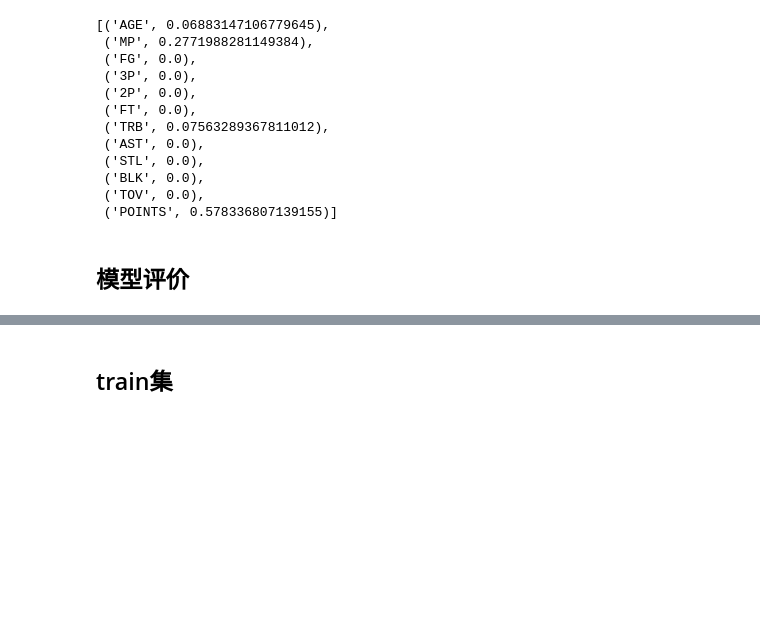
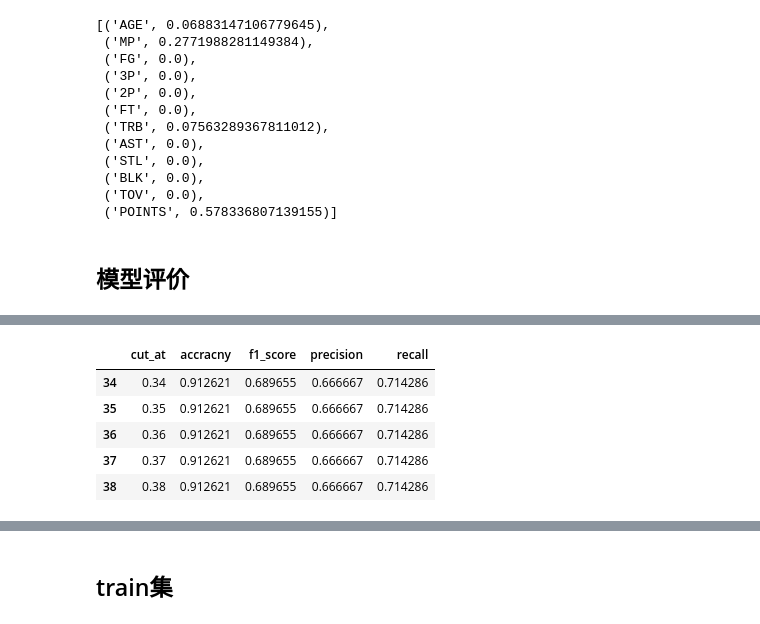
Before and after one commit to xuganghuhu/project_play, a Jupyter notebook: 决策树.ipynb, the cells around one changed output, grey strips where cells are left out. Drawn from its saved outputs; the diff is of its cells as text; code cells hidden in the pictures; blank space fills up the shorter version.

```diff
--- a/决策树.ipynb
+++ b/决策树.ipynb
@@ -273,3 +297,14 @@ bestP_go(dtr_result)
+# %%
+#按某一指标选定切分值
+df_destCut=df_estimate[df_estimate['precision']==df_estimate['precision'].max()]      #accracny    #precision   #recall   #f1_score
+df_destCut.head()
+# %% [output]
+|  | cut_at | accracny | f1_score | precision | recall |
+| 34 | 0.34 | 0.912621 | 0.689655 | 0.666667 | 0.714286 |
+| 35 | 0.35 | 0.912621 | 0.689655 | 0.666667 | 0.714286 |
+| 36 | 0.36 | 0.912621 | 0.689655 | 0.666667 | 0.714286 |
+| 37 | 0.37 | 0.912621 | 0.689655 | 0.666667 | 0.714286 |
+| 38 | 0.38 | 0.912621 | 0.689655 | 0.666667 | 0.714286 |
 # %%
 best_cut=bestP_go(dtr_result).iloc[0,1]
 best_cut
```
Also changed, not shown: parts of 9 cells of this notebook.
